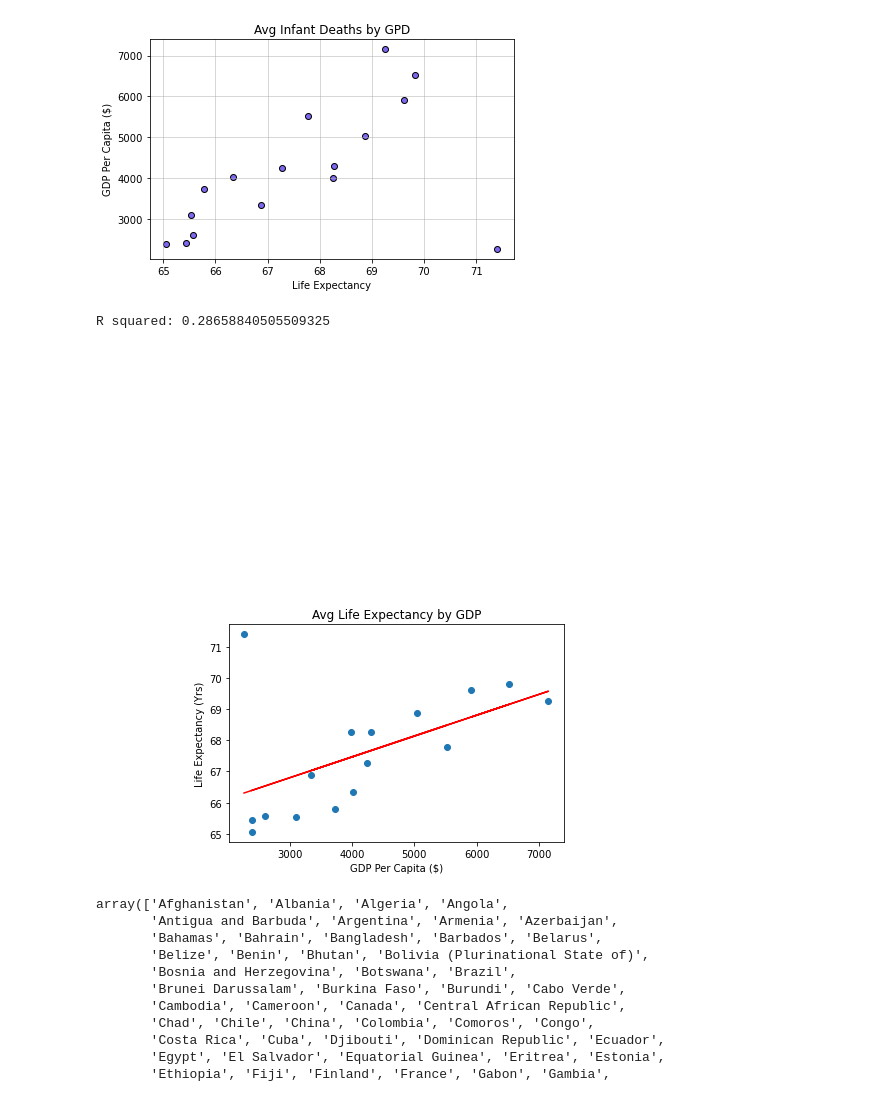
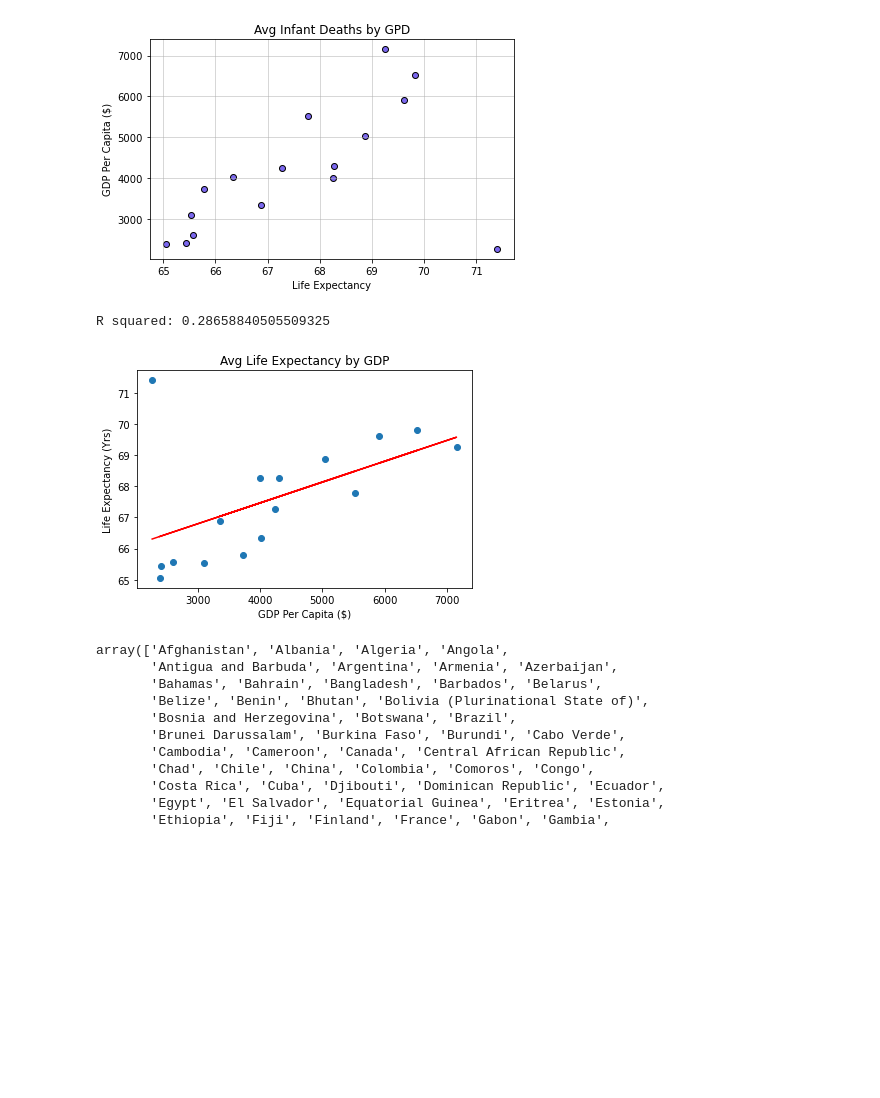
Before and after one commit to shechter430/project_one, a Jupyter notebook: Anna_analyzations.ipynb, the cells around one changed output. Saved outputs shown, nothing was run; the diff lists cells and outputs as text; code cells hidden in the pictures; blank space fills up the shorter version.

```diff
--- a/Anna_analyzations.ipynb
+++ b/Anna_analyzations.ipynb
@@ -112,21 +105,20 @@ plt.tight_layout()
 # %%
 #USING THIS SCATTER PLOT
 x_value = life_expectancy_gdp["GDP Per Capita ($)"]
 y_value = life_expectancy_gdp["Life Expectancy"]
 (slope, intercept, rvalue, pvalue, stderr) = linregress(x_value, y_value)
 regress_values = x_value * slope + intercept
 line_eq = "y = " + str(round(slope,2)) + "x + " + str(round(intercept,2))
 plt.scatter(x_value,y_value)
 plt.plot(x_value,regress_values,"r-")
-plt.annotate(line_eq,(10,80),fontsize=16,color="red")
 plt.ylabel('Life Expectancy (Yrs)')
 plt.xlabel('GDP Per Capita ($)')
 plt.title('Avg Life Expectancy by GDP')
 print(f"R squared: {rvalue**2}")
 plt.show()
 # %% [output]
 R squared: 0.28658840505509325
-[figure, old version]
+[figure, new version]
 # %%
 developing_countries['Country'].unique()
 # %% [output]
```
Also changed, not shown: parts of 3 cells of this notebook.
